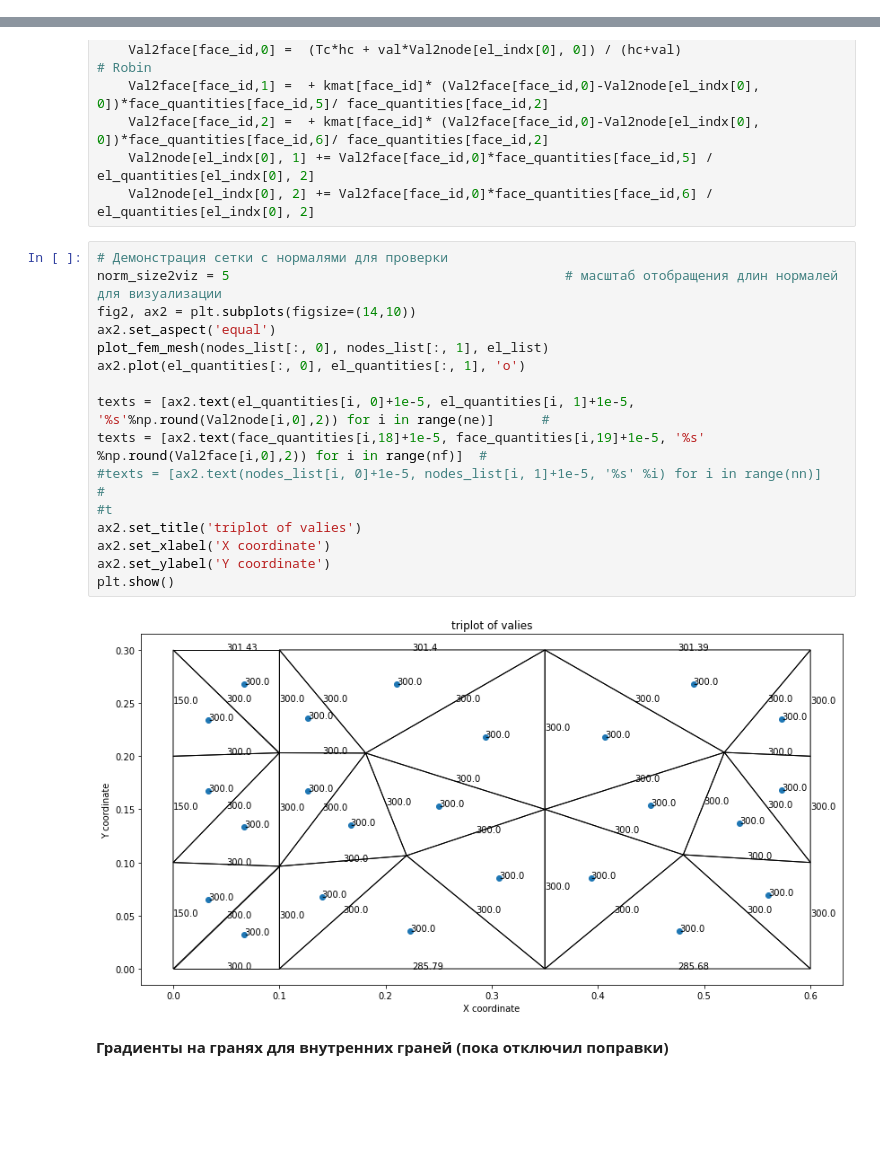
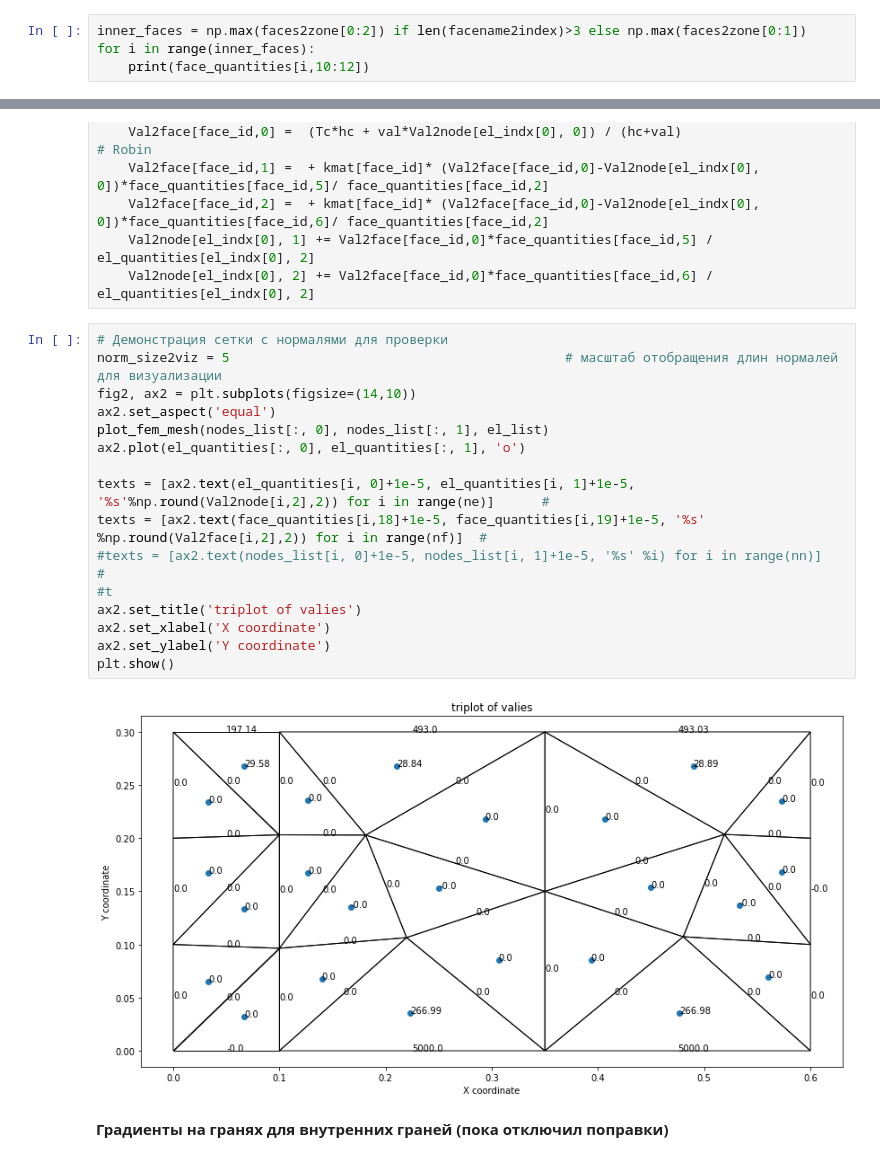
Before and after one commit to MalastowskiNS/FVM, a Jupyter notebook: book_heat_tack_continue-2.ipynb, the cells around one changed output, grey strips where cells are left out. Cells and saved outputs as stored; diff of their text form; blank space fills up the shorter version.

```diff
--- a/book_heat_tack_continue-2.ipynb
+++ b/book_heat_tack_continue-2.ipynb
@@ -271,3 +272,7 @@ ax2.set_ylabel('Y coordinate')
 plt.show()
 # %% [output]
 [figure]
+# %%
+inner_faces = np.max(faces2zone[0:2]) if len(facename2index)>3 else np.max(faces2zone[0:1])
+for i in range(inner_faces):
+    print(face_quantities[i,10:12])
@@ -372,21 +395,21 @@ for face_id in convsurf_faces:
 # %%
 # Демонстрация сетки с нормалями для проверки
 norm_size2viz = 5                                           # масштаб отобращения длин нормалей для визуализации
 fig2, ax2 = plt.subplots(figsize=(14,10))
 ax2.set_aspect('equal')
 plot_fem_mesh(nodes_list[:, 0], nodes_list[:, 1], el_list)
 ax2.plot(el_quantities[:, 0], el_quantities[:, 1], 'o')
 
-texts = [ax2.text(el_quantities[i, 0]+1e-5, el_quantities[i, 1]+1e-5, '%s'%np.round(Val2node[i,0],2)) for i in range(ne)]      #
-texts = [ax2.text(face_quantities[i,18]+1e-5, face_quantities[i,19]+1e-5, '%s' %np.round(Val2face[i,0],2)) for i in range(nf)]  #
+texts = [ax2.text(el_quantities[i, 0]+1e-5, el_quantities[i, 1]+1e-5, '%s'%np.round(Val2node[i,2],2)) for i in range(ne)]      #
+texts = [ax2.text(face_quantities[i,18]+1e-5, face_quantities[i,19]+1e-5, '%s' %np.round(Val2face[i,2],2)) for i in range(nf)]  #
 #texts = [ax2.text(nodes_list[i, 0]+1e-5, nodes_list[i, 1]+1e-5, '%s' %i) for i in range(nn)]            #
 #t
 ax2.set_title('triplot of valies')
 ax2.set_xlabel('X coordinate')
 ax2.set_ylabel('Y coordinate')
 plt.show()
 # %% [output]
-[figure, old version]
+[figure, new version]
 # %% [markdown]
 **Градиенты на гранях для внутренних граней (пока отключил поправки)**
 # %%
```
Also changed, not shown: parts of 6 cells of this notebook, 1 other file.
